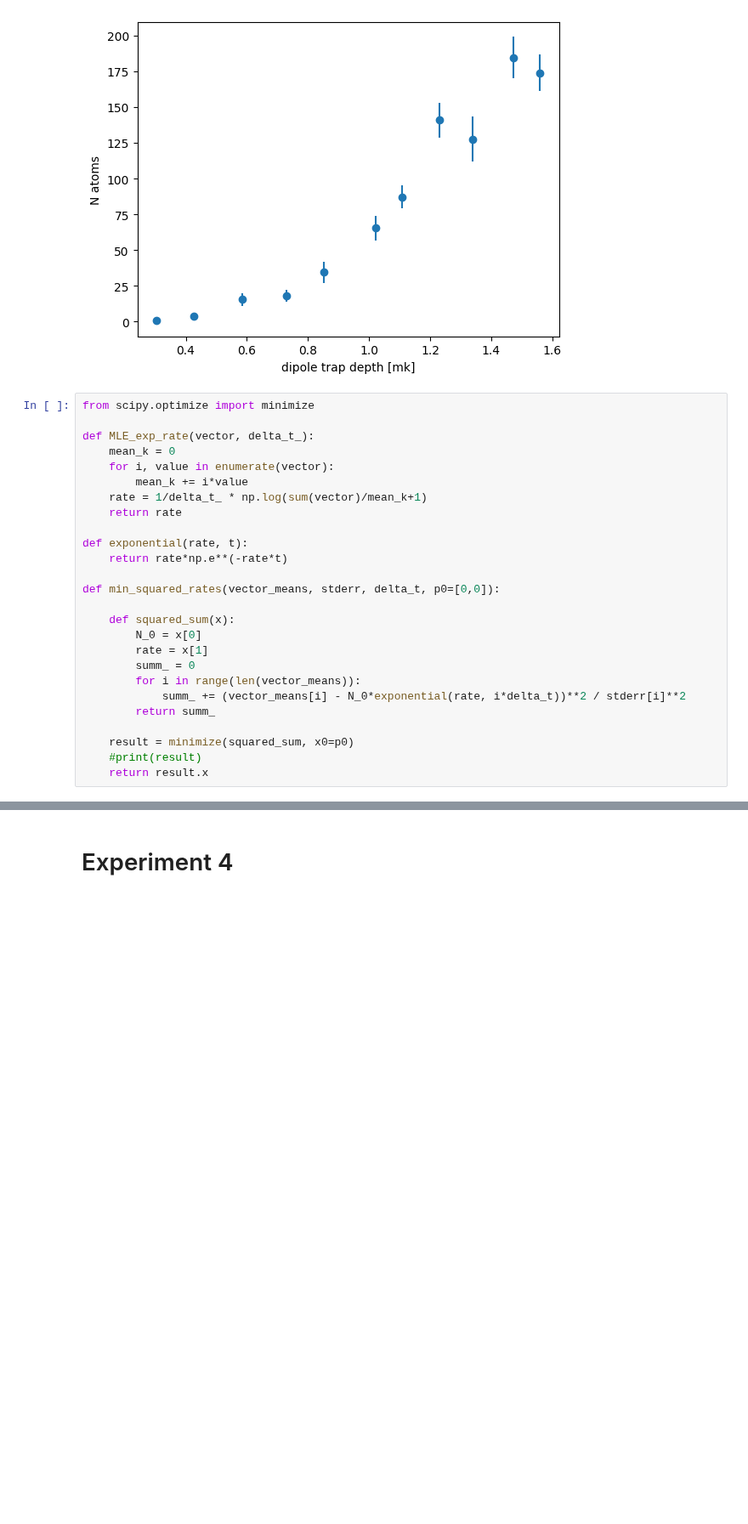
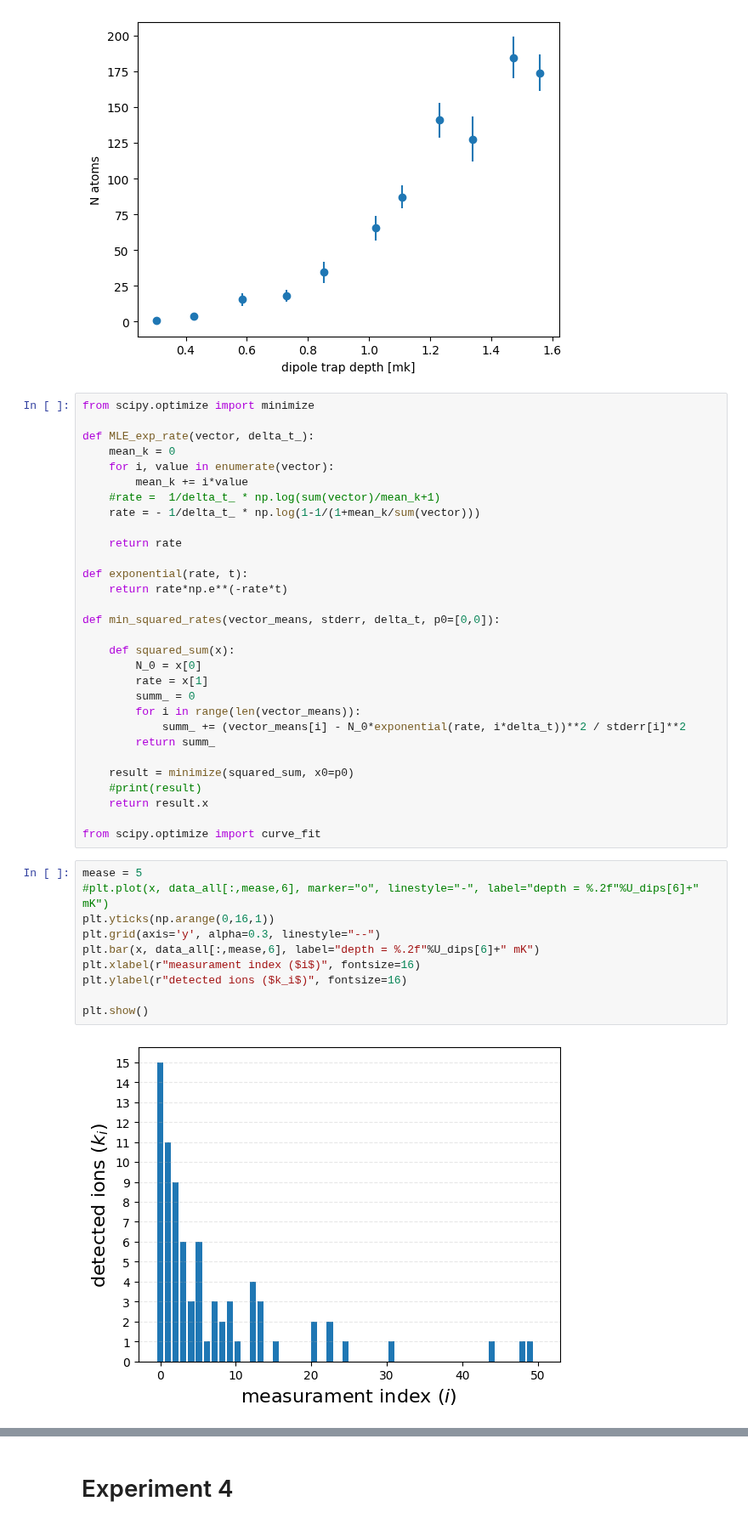
Before and after one commit to Valerio-Amico/Lab-Rydberg, a Jupyter notebook: dipolar_trap/cross_section_experiment_27_01_23.ipynb, the cells around one changed output, grey strips where cells are left out. Shown at 85% size. Saved outputs shown, nothing was run; the diff lists cells and outputs as text; blank space fills up the shorter version.

```diff
--- a/dipolar_trap/cross_section_experiment_27_01_23.ipynb
+++ b/dipolar_trap/cross_section_experiment_27_01_23.ipynb
@@ -197,7 +197,9 @@ def MLE_exp_rate(vector, delta_t_):
     mean_k = 0
     for i, value in enumerate(vector):
         mean_k += i*value
-    rate = 1/delta_t_ * np.log(sum(vector)/mean_k+1)
+    #rate =  1/delta_t_ * np.log(sum(vector)/mean_k+1)
+    rate = - 1/delta_t_ * np.log(1-1/(1+mean_k/sum(vector)))
+
     return rate
 
 def exponential(rate, t):
@@ -216,6 +218,20 @@ def min_squared_rates(vector_means, stderr, delta_t, p0=[0,0]):
     result = minimize(squared_sum, x0=p0)
     #print(result)
     return result.x
+
+from scipy.optimize import curve_fit
+# %%
+mease = 5
+#plt.plot(x, data_all[:,mease,6], marker="o", linestyle="-", label="depth = %.2f"%U_dips[6]+" mK")
+plt.yticks(np.arange(0,16,1))
+plt.grid(axis='y', alpha=0.3, linestyle="--")
+plt.bar(x, data_all[:,mease,6], label="depth = %.2f"%U_dips[6]+" mK")
+plt.xlabel(r"measurament index ($i$)", fontsize=16)
+plt.ylabel(r"detected ions ($k_i$)", fontsize=16)
+
+plt.show()
+# %% [output]
+[figure, added]
 # %%
 rates_MLE = []
 drates_MLE = []
```
Also changed, not shown: parts of 3 cells of this notebook, 7 other files.
